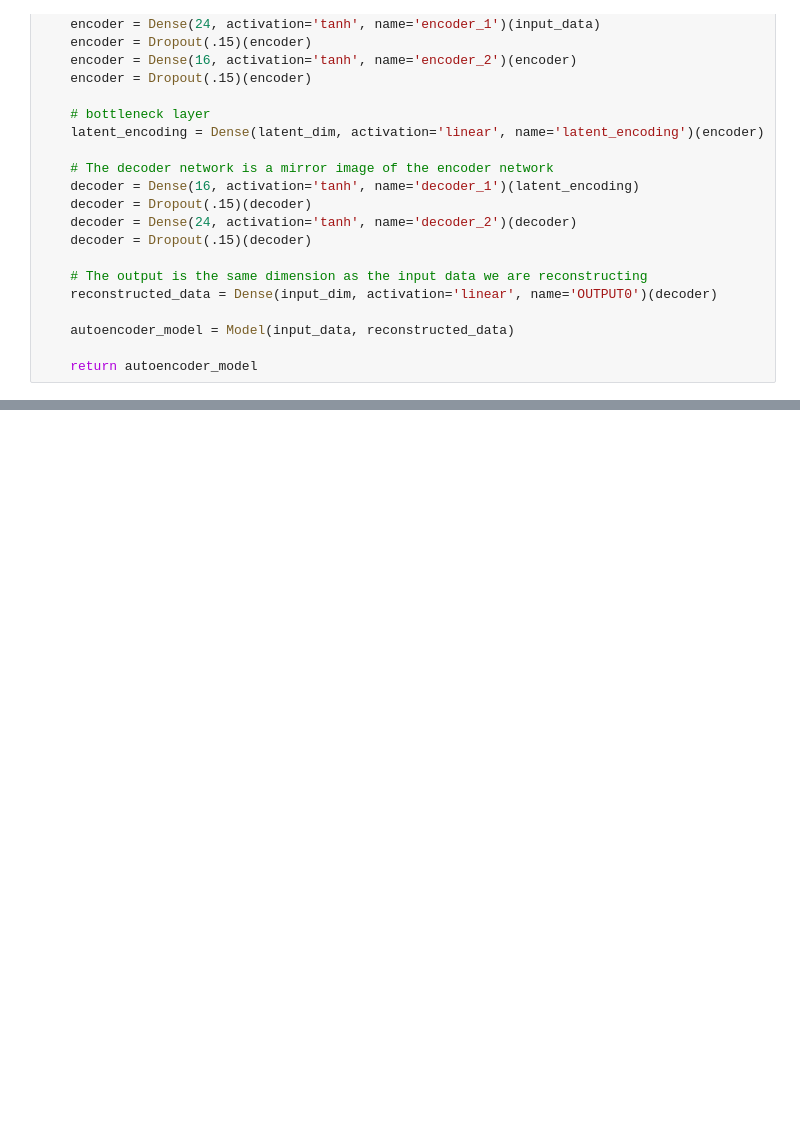
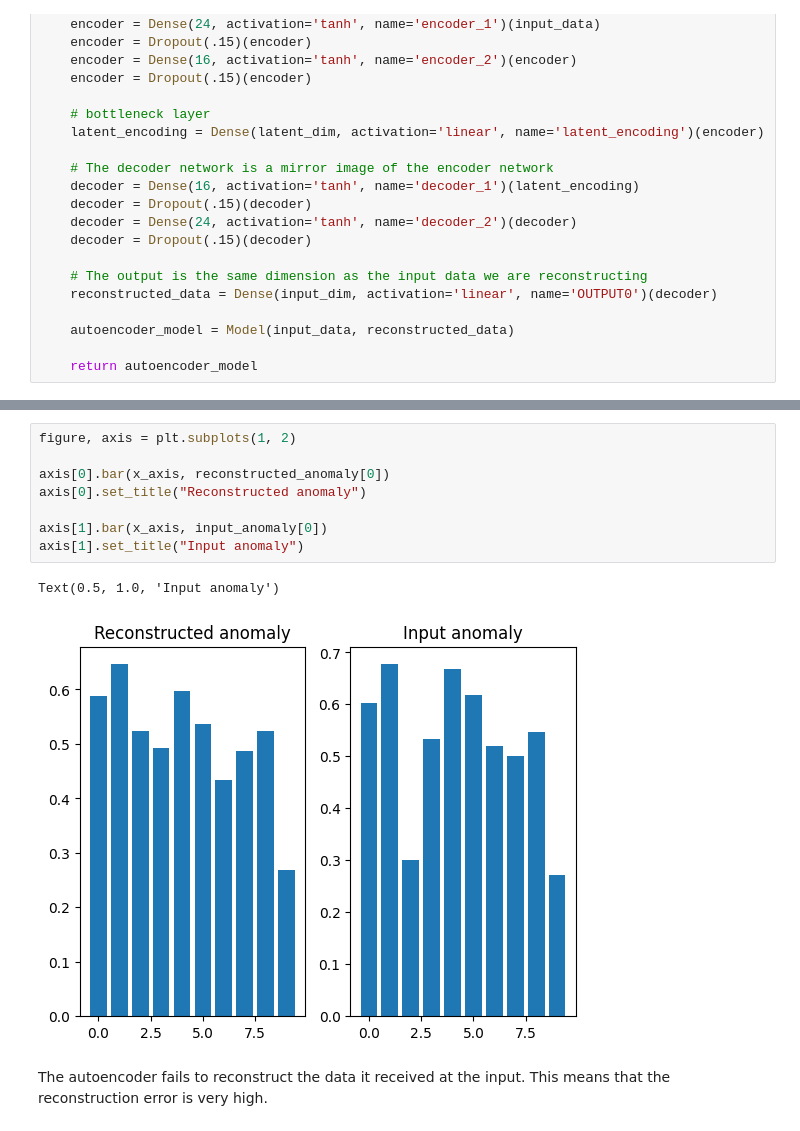
Before and after one commit to mattdibi/eclipsecon-edgeAI-talk, a Jupyter notebook: notebook/AD-EdgeAI.ipynb, the cells around one changed output, grey strips where cells are left out. Saved outputs shown, nothing was run; the diff lists cells and outputs as text; blank space fills up the shorter version.

```diff
--- a/notebook/AD-EdgeAI.ipynb
+++ b/notebook/AD-EdgeAI.ipynb
@@ -205,0 +299,13 @@ autoencoder_model.save("./saved_model/autoencoder")
+# %%
+figure, axis = plt.subplots(1, 2)
+
+axis[0].bar(x_axis, reconstructed_anomaly[0])
+axis[0].set_title("Reconstructed anomaly")
+
+axis[1].bar(x_axis, input_anomaly[0])
+axis[1].set_title("Input anomaly")
+# %% [output]
+Text(0.5, 1.0, 'Input anomaly')
+[figure, added]
+# %% [markdown]
+The autoencoder fails to reconstruct the data it received at the input. This means that the reconstruction error is very high.
```
Also changed, not shown: parts of 34 cells of this notebook.
